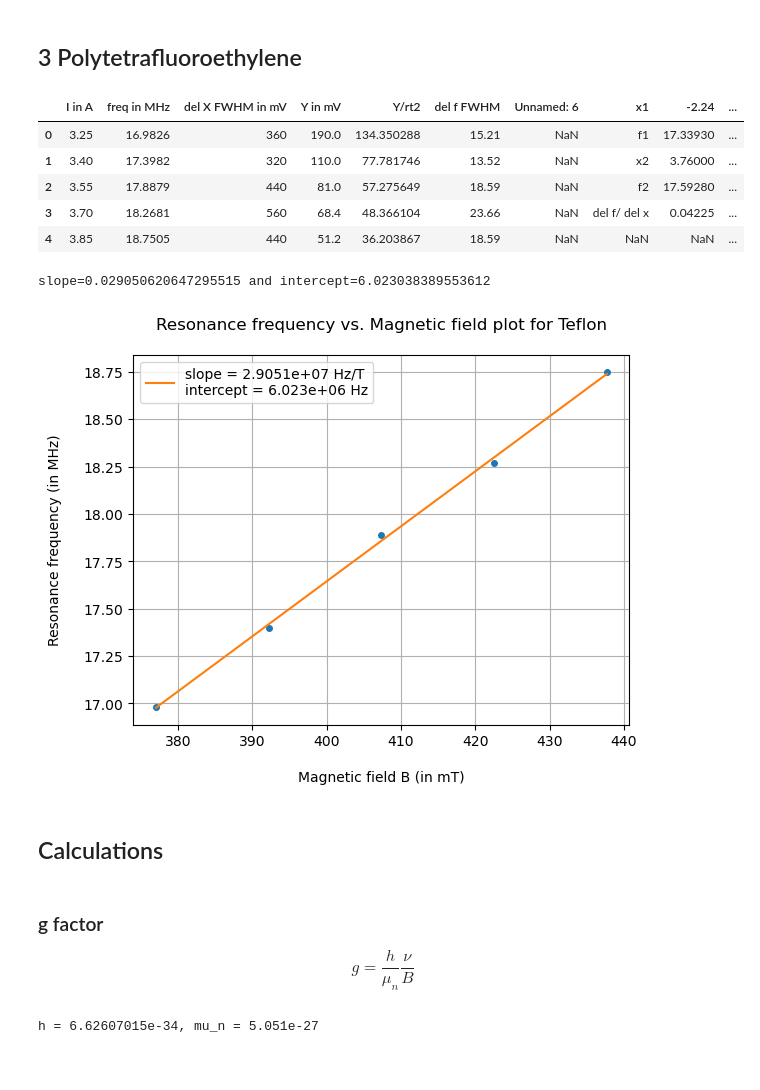
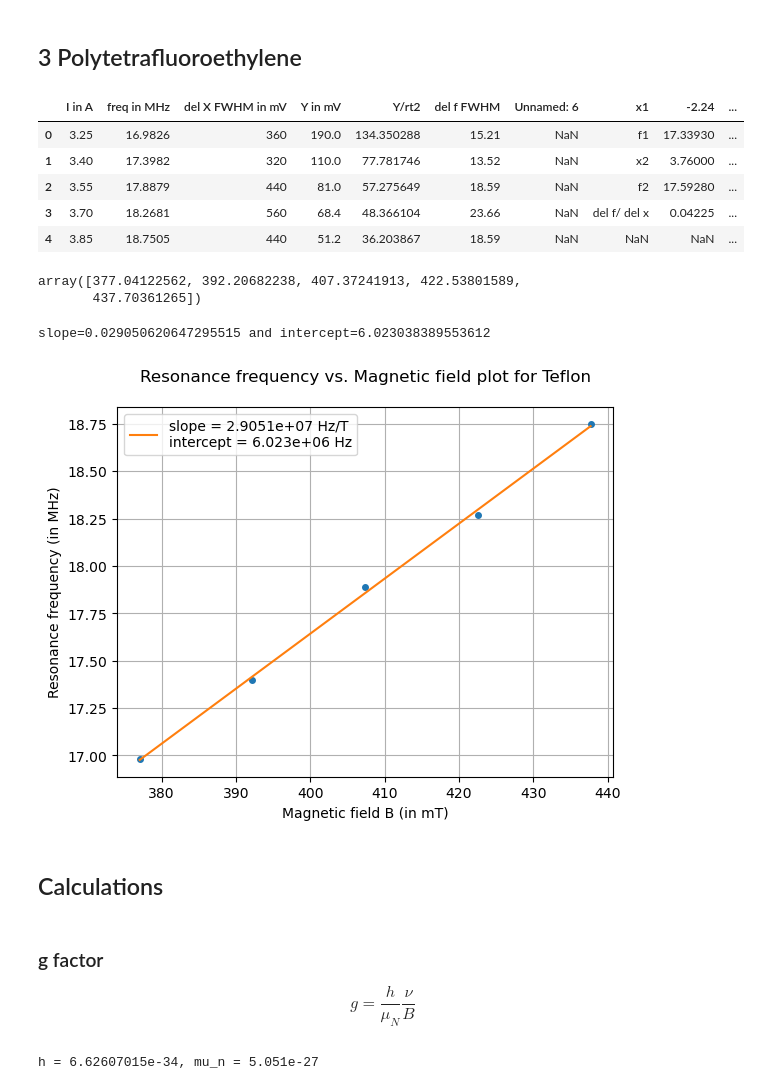
Before and after one commit to suman122003/SKP_IISc, a Jupyter notebook: PH_211_General_Physics_Lab/NMR/NMR_lin.ipynb, the cells around one changed output. Cells and saved outputs as stored; diff of their text form; code cells hidden in the pictures.

```diff
--- a/PH_211_General_Physics_Lab/NMR/NMR_lin.ipynb
+++ b/PH_211_General_Physics_Lab/NMR/NMR_lin.ipynb
@@ -125,6 +131,7 @@ fvals = df1['freq in MHz'].to_numpy()
 delf3 = df1['del f FWHM'].to_numpy()
 Bvals = calfn(Ivals)
 xsub, ysub = Bvals, fvals
+display(xsub)
 # %% [output]
 |  | I in A | freq in MHz | del X FWHM in mV | Y in mV | Y/rt2 | del f FWHM | Unnamed: 6 | x1 | -2.24 | ... |
 | 0 | 3.25 | 16.9826 | 360 | 190.0 | 134.350288 | 15.21 | NaN | f1 | 17.33930 | ... |
@@ -132,30 +139,32 @@ xsub, ysub = Bvals, fvals
 | 2 | 3.55 | 17.8879 | 440 | 81.0 | 57.275649 | 18.59 | NaN | f2 | 17.59280 | ... |
 | 3 | 3.70 | 18.2681 | 560 | 68.4 | 48.366104 | 23.66 | NaN | del f/ del x | 0.04225 | ... |
 | 4 | 3.85 | 18.7505 | 440 | 51.2 | 36.203867 | 18.59 | NaN | NaN | NaN | ... |
+array([377.04122562, 392.20682238, 407.37241913, 422.53801589,
+       437.70361265])
 # %%
 popt, pcov = curve_fit(linearfit, xsub, ysub, p0=[0.05, 2])
 xsubfit = np.linspace(xsub.min(), xsub.max(), 100)
 ysubfit = popt[0]*xsubfit + popt[1]
 print(f'slope={popt[0]} and intercept={popt[1]}')
 tf1, tf0 = popt[0]*1e9, popt[1]*1e6
 plt.plot(xsub, ysub, 'o', ms=4)
 plt.plot(xsubfit, ysubfit, label=
         f'slope = {tf1:.5} Hz/T\nintercept = {tf0:.5} Hz')
 plt.title('Resonance frequency vs. Magnetic field plot for Teflon\n')
-plt.xlabel('\nMagnetic field B (in mT)')
-plt.ylabel('Resonance frequency (in MHz)\n')
+plt.xlabel('Magnetic field B (in mT)')
+plt.ylabel('Resonance frequency (in MHz)')
 plt.legend(loc='best')
 plt.grid()
 plt.savefig('nmr_3', dpi=600)
 plt.show()
 # %% [output]
 slope=0.029050620647295515 and intercept=6.023038389553612
-[figure, old version]
+[figure, new version]
 # %% [markdown]
 ## Calculations
 # %% [markdown]
 ### g factor
-$$g = \frac{h}{\mu_n} \frac{\nu}{B}$$
+$$g = \frac{h}{\mu_N} \frac{\nu}{B}$$
 # %%
 h = const.h
 mu_n = 5.051e-27
```
Also changed, not shown: parts of 6 cells of this notebook.
